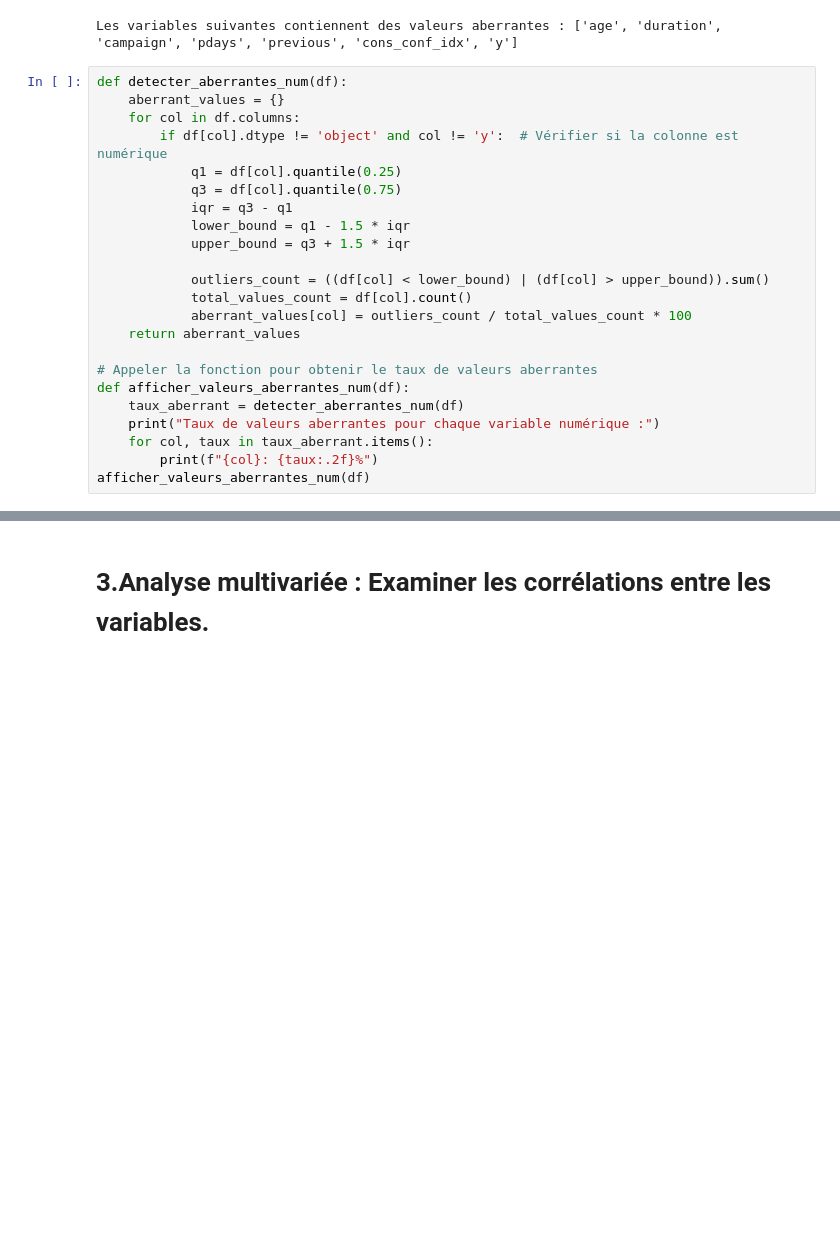
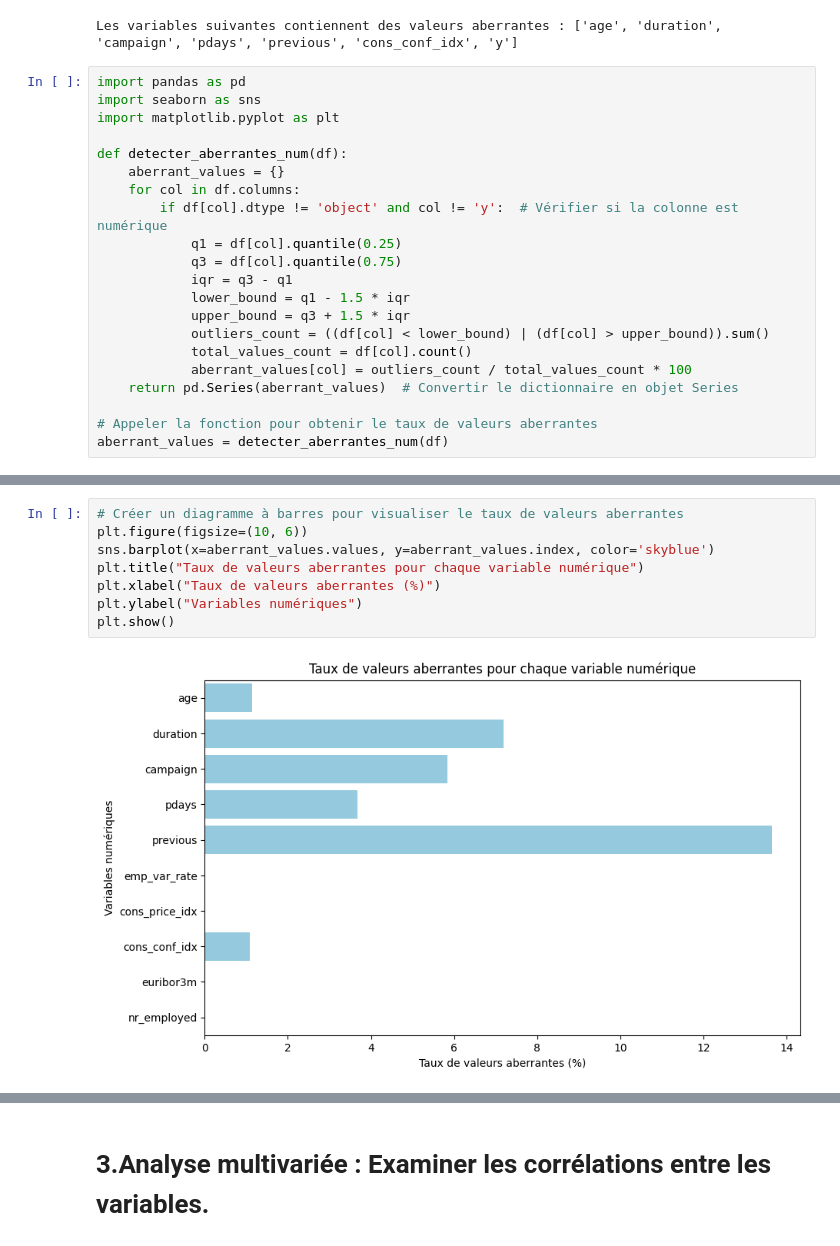
Before and after one commit to borabii/MLops-avec-mlflow, a Jupyter notebook: Projet_Mlops.ipynb, the cells around one changed output, grey strips where cells are left out. Saved outputs shown, nothing was run; the diff lists cells and outputs as text; blank space fills up the shorter version.

```diff
--- a/Projet_Mlops.ipynb
+++ b/Projet_Mlops.ipynb
@@ -150,6 +150,10 @@ else:
 # %% [output]
 Les variables suivantes contiennent des valeurs aberrantes : ['age', 'duration', 'campaign', 'pdays', 'previous', 'cons_conf_idx', 'y']
 # %%
+import pandas as pd
+import seaborn as sns
+import matplotlib.pyplot as plt
+
 def detecter_aberrantes_num(df):
     aberrant_values = {}
     for col in df.columns:
@@ -159,16 +163,10 @@ def detecter_aberrantes_num(df):
             iqr = q3 - q1
             lower_bound = q1 - 1.5 * iqr
             upper_bound = q3 + 1.5 * iqr
-
             outliers_count = ((df[col] < lower_bound) | (df[col] > upper_bound)).sum()
             total_values_count = df[col].count()
             aberrant_values[col] = outliers_count / total_values_count * 100
-    return aberrant_values
+    return pd.Series(aberrant_values)  # Convertir le dictionnaire en objet Series
 
 # Appeler la fonction pour obtenir le taux de valeurs aberrantes
-def afficher_valeurs_aberrantes_num(df):
-    taux_aberrant = detecter_aberrantes_num(df)
-    print("Taux de valeurs aberrantes pour chaque variable numérique :")
-    for col, taux in taux_aberrant.items():
-        print(f"{col}: {taux:.2f}%")
-afficher_valeurs_aberrantes_num(df)
+aberrant_values = detecter_aberrantes_num(df)
@@ -226,0 +195,10 @@ dec: 0.44%
+# %%
+# Créer un diagramme à barres pour visualiser le taux de valeurs aberrantes
+plt.figure(figsize=(10, 6))
+sns.barplot(x=aberrant_values.values, y=aberrant_values.index, color='skyblue')
+plt.title("Taux de valeurs aberrantes pour chaque variable numérique")
+plt.xlabel("Taux de valeurs aberrantes (%)")
+plt.ylabel("Variables numériques")
+plt.show()
+# %% [output]
+[figure, added]
```
Also changed, not shown: parts of 33 cells of this notebook.
